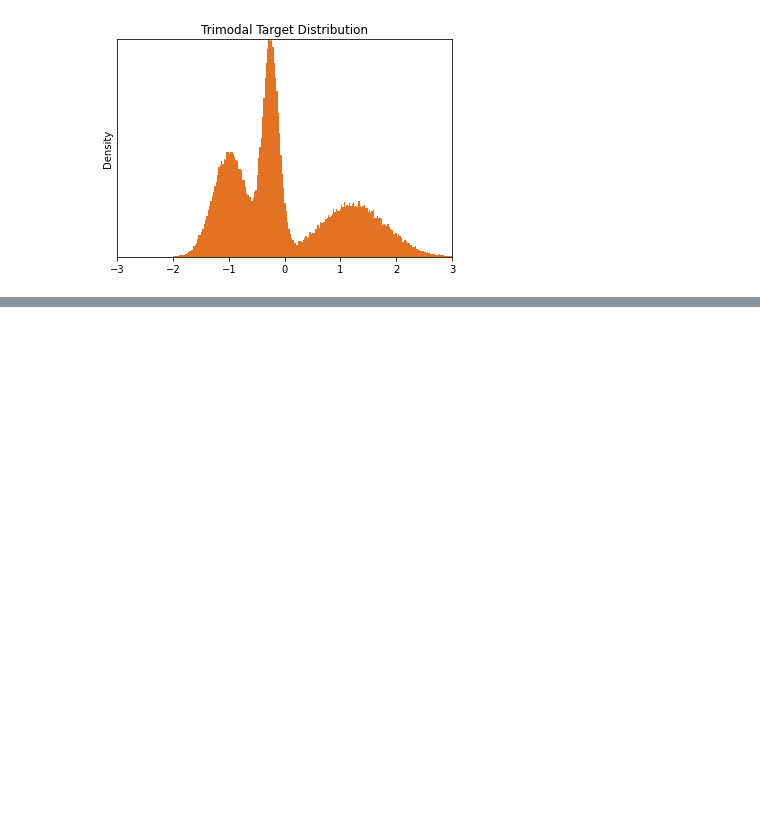
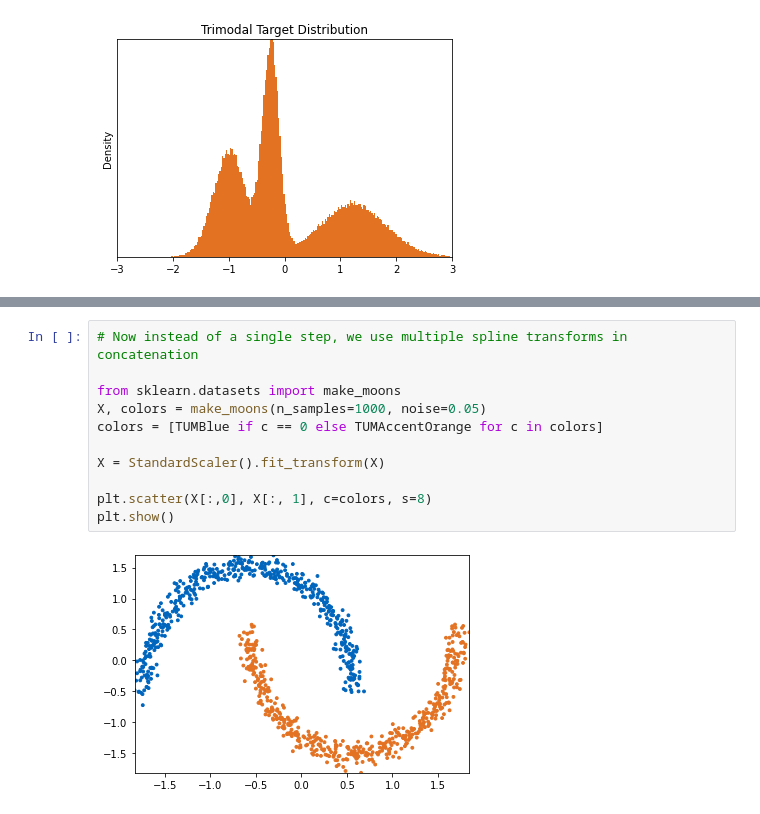
Before and after one commit to plainerman/density-transport, a Jupyter notebook: normalizing_flows_bimodal_trimodal.ipynb, the cells around one changed output, grey strips where cells are left out. Saved outputs shown, nothing was run; the diff lists cells and outputs as text; blank space fills up the shorter version.

Commit message:
Add moons and improve marginal

```diff
--- a/normalizing_flows_bimodal_trimodal.ipynb
+++ b/normalizing_flows_bimodal_trimodal.ipynb
@@ -323,0 +324,13 @@ step: 1000, loss: 1.1760520935058594
+# %%
+# Now instead of a single step, we use multiple spline transforms in concatenation
+
+from sklearn.datasets import make_moons
+X, colors = make_moons(n_samples=1000, noise=0.05)
+colors = [TUMBlue if c == 0 else TUMAccentOrange for c in colors]
+
+X = StandardScaler().fit_transform(X)
+
+plt.scatter(X[:,0], X[:, 1], c=colors, s=8)
+plt.show()
+# %% [output]
+[figure, added]
```
Also changed, not shown: parts of 17 cells of this notebook, 1 other file.
